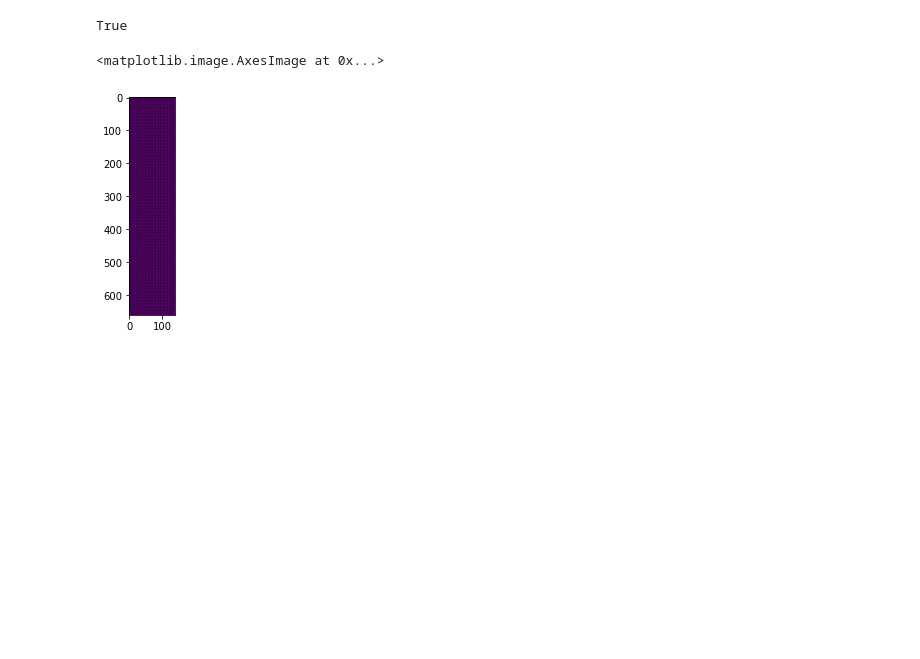
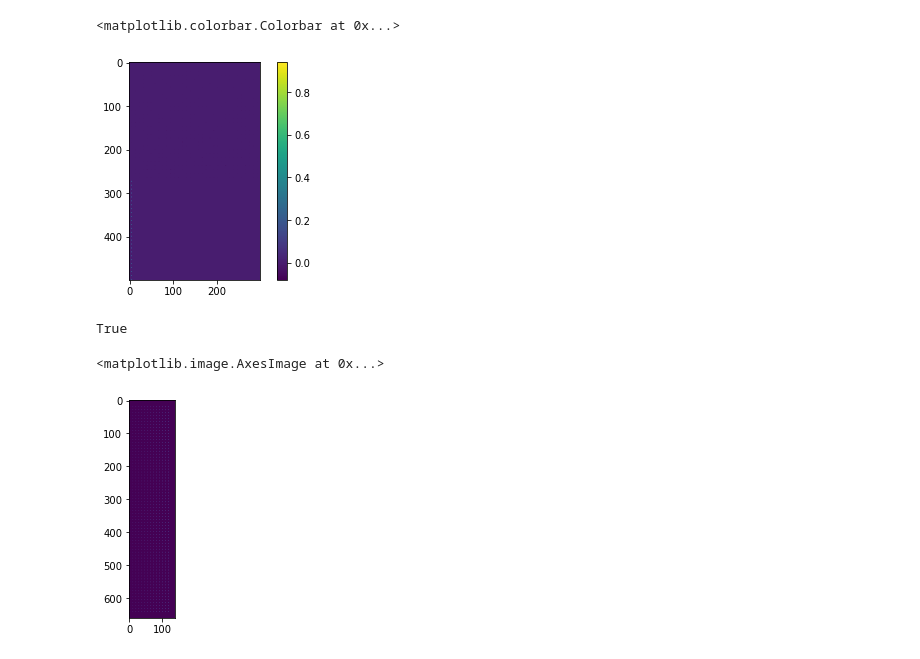
Before and after one commit to nsong03/Ultracold-Research, a Jupyter notebook: GWS_Summer2024/tweezergeneration_simulation.ipynb, the cells around one changed output. Cells and saved outputs as stored; diff of their text form; code cells hidden in the pictures; blank space fills up the shorter version.

```diff
--- a/GWS_Summer2024/tweezergeneration_simulation.ipynb
+++ b/GWS_Summer2024/tweezergeneration_simulation.ipynb
@@ -172,3 +210,12 @@ plt.colorbar()
+# %%
+test1 = optimizedout.get_stdint().get()
+test2 = weightedtweezers.get()
+test3 = test2[1500:2000, 2200:2500] /np.max(test2[1500:2000, 2200:2500]) - test1[1500:2000, 2200:2500] / np.max(test1[1500:2000, 2200:2500])
+plt.imshow(test3)
+plt.colorbar()
+# %% [output]
+<matplotlib.colorbar.Colorbar at 0x...>
+[figure, added]
 # %%
 optimizedout_randguess  = derivephase(Pen_DeltaSqrt, tweezerarray, cp.random.rand(numpixels, numpixels), 100,1)
 # %%
```
Also changed, not shown: parts of 9 cells of this notebook, 16 other files.
